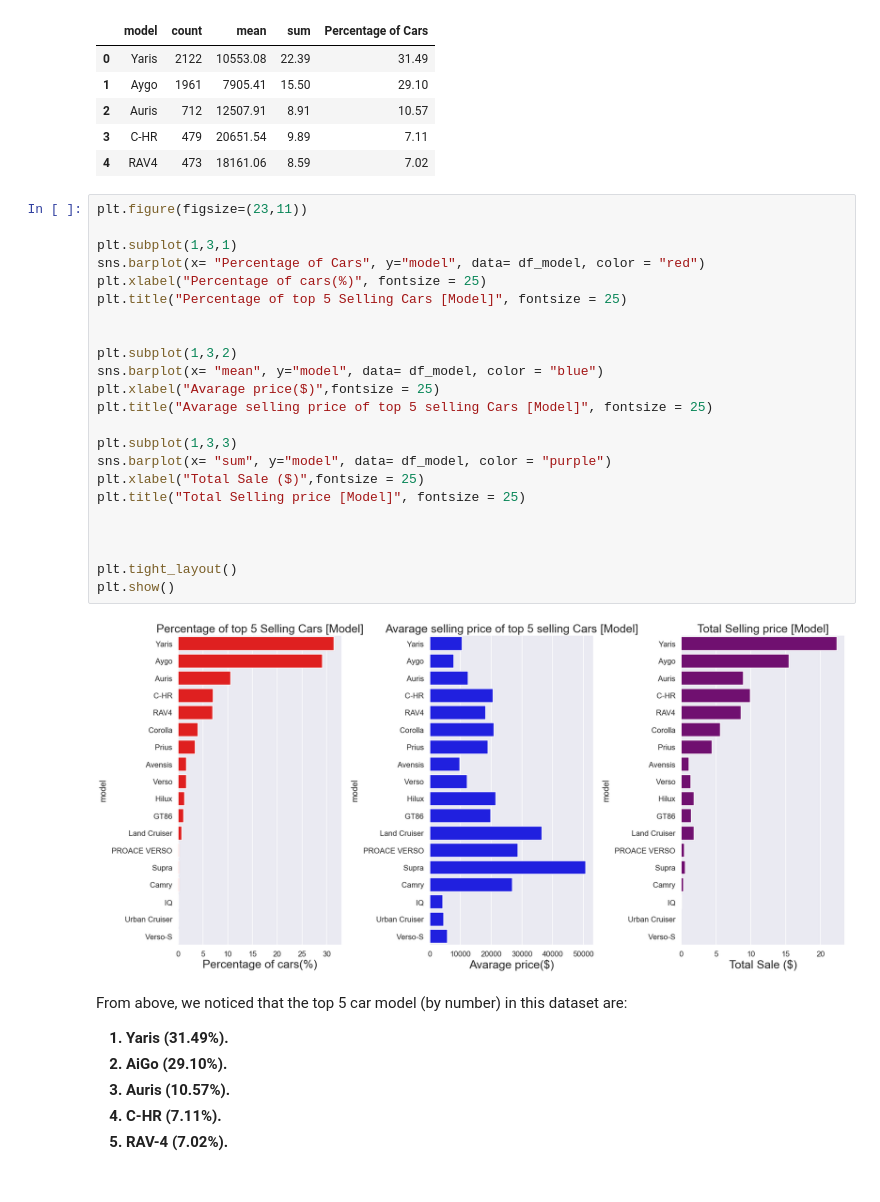
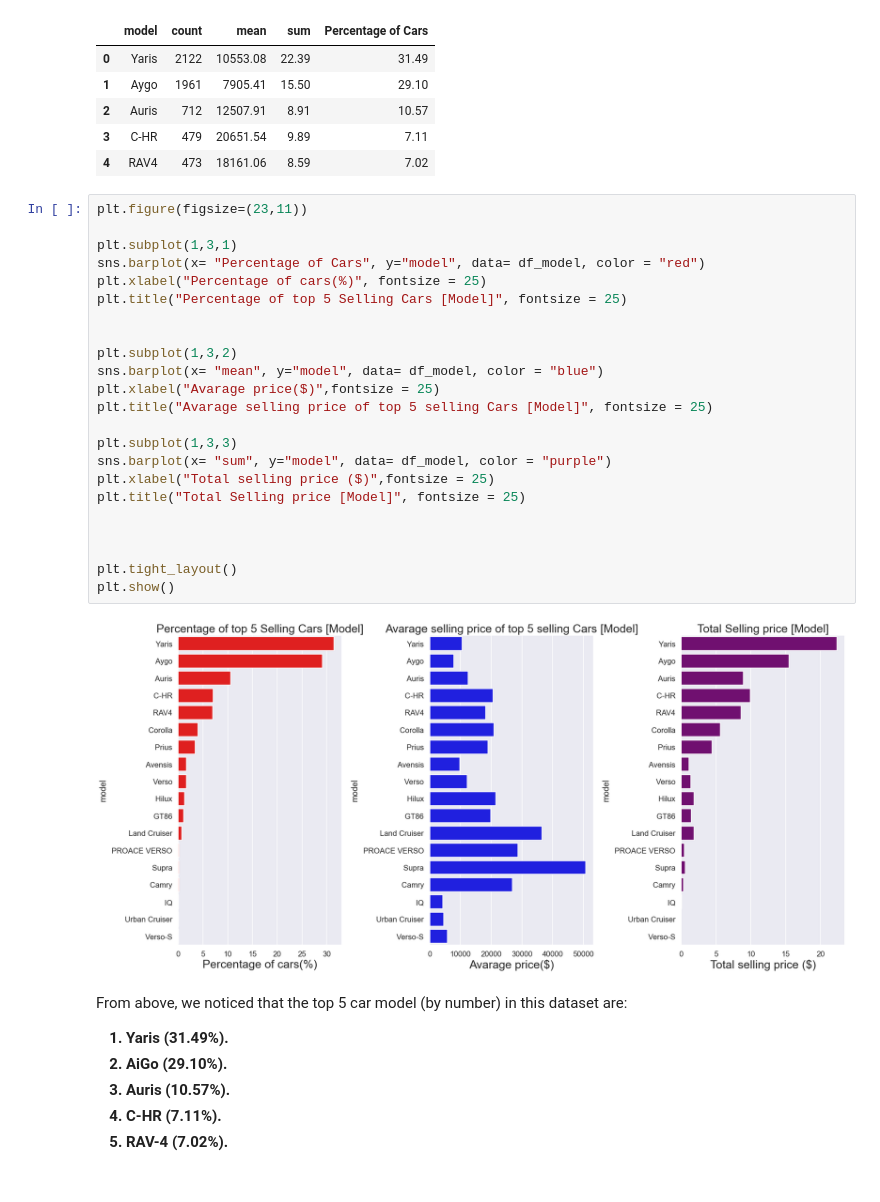
Before and after one commit to Sourish8/toyota_used_car_analysis-, a Jupyter notebook: toyota_used_car_EDA.ipynb, the cells around one changed output. Cells and saved outputs as stored; diff of their text form.

```diff
--- a/toyota_used_car_EDA.ipynb
+++ b/toyota_used_car_EDA.ipynb
@@ -391,28 +391,28 @@ display(df_model.head())
 # %%
 plt.figure(figsize=(23,11))
 
 plt.subplot(1,3,1)
 sns.barplot(x= "Percentage of Cars", y="model", data= df_model, color = "red")
 plt.xlabel("Percentage of cars(%)", fontsize = 25)
 plt.title("Percentage of top 5 Selling Cars [Model]", fontsize = 25)
 
 
 plt.subplot(1,3,2)
 sns.barplot(x= "mean", y="model", data= df_model, color = "blue")
 plt.xlabel("Avarage price($)",fontsize = 25)
 plt.title("Avarage selling price of top 5 selling Cars [Model]", fontsize = 25)
 
 plt.subplot(1,3,3)
 sns.barplot(x= "sum", y="model", data= df_model, color = "purple")
-plt.xlabel("Total Sale ($)",fontsize = 25)
+plt.xlabel("Total selling price ($)",fontsize = 25)
 plt.title("Total Selling price [Model]", fontsize = 25)
 
 
 
 plt.tight_layout()
 plt.show()
 # %% [output]
-[figure, old version]
+[figure, new version]
 # %% [markdown]
 <p>From above, we noticed that the top 5 car model (by number) in this dataset are: <b> <ol> <li> Yaris (31.49%).</li> <li>AiGo (29.10%).</li> <li>Auris (10.57%).</li> <li>C-HR (7.11%).</li> <li>RAV-4 (7.02%).</li> </ol> </b> <br>
 
```
Also changed, not shown: parts of 1 cell of this notebook.
